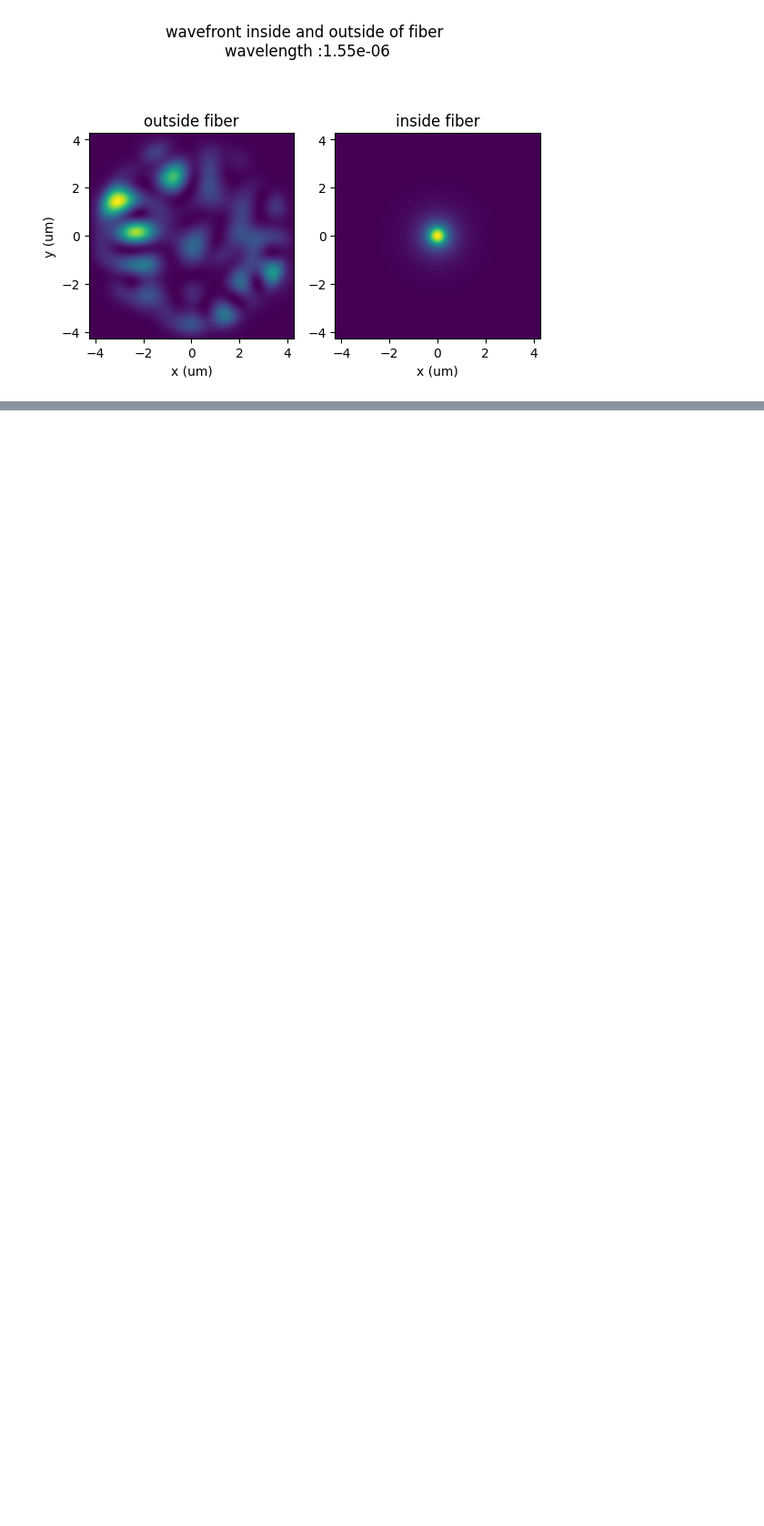
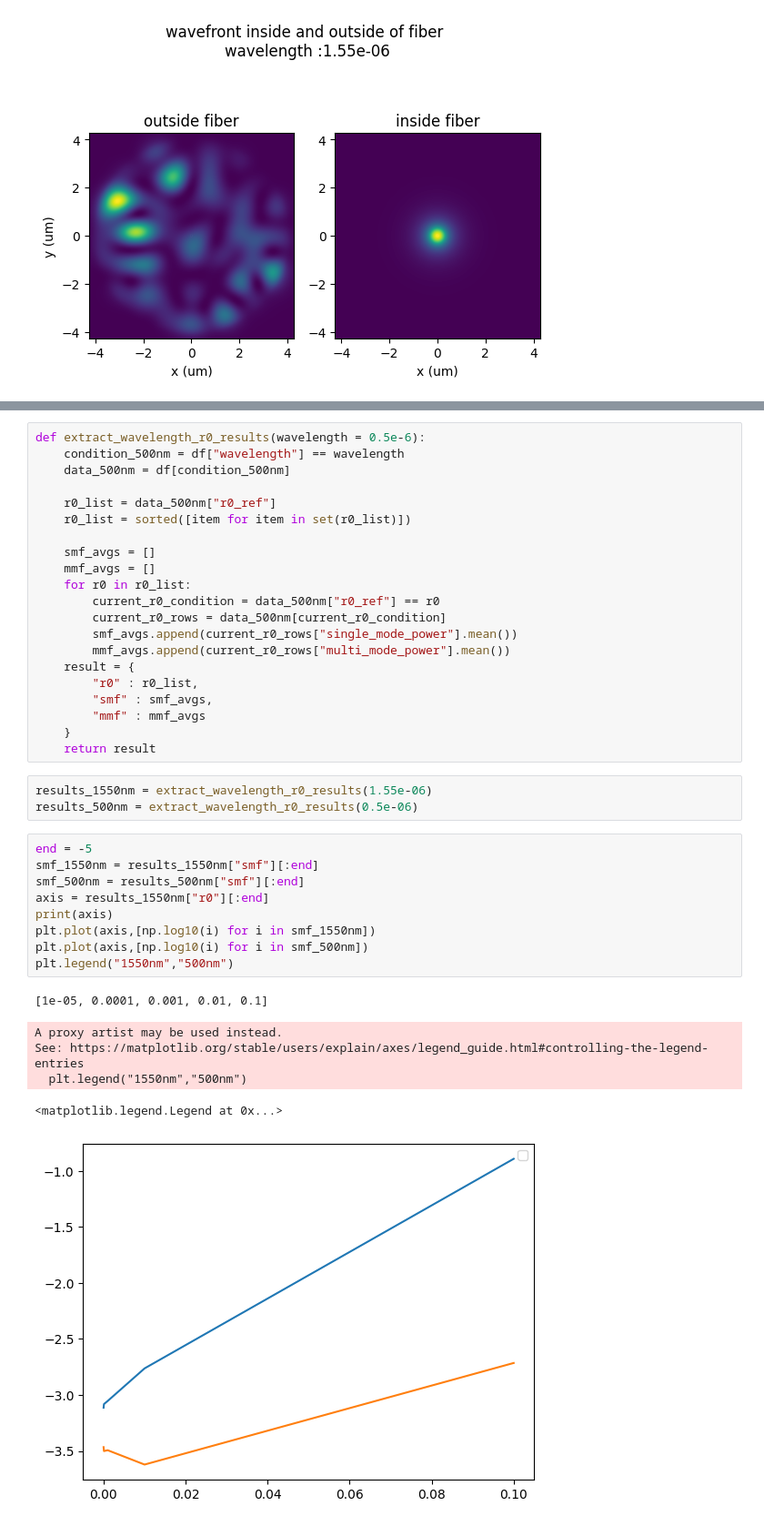
Before and after one commit to yizharf9/qkd, a Jupyter notebook: oct_2025/simulation.ipynb, the cells around one changed output, grey strips where cells are left out. Shown at 91% size. Saved outputs shown, nothing was run; the diff lists cells and outputs as text; blank space fills up the shorter version.

```diff
--- a/oct_2025/simulation.ipynb
+++ b/oct_2025/simulation.ipynb
@@ -446,0 +462,40 @@ plt.plot(range(N),Cn_2_list)
+# %%
+def extract_wavelength_r0_results(wavelength = 0.5e-6):
+    condition_500nm = df["wavelength"] == wavelength
+    data_500nm = df[condition_500nm]
+
+    r0_list = data_500nm["r0_ref"]
+    r0_list = sorted([item for item in set(r0_list)])
+
+    smf_avgs = []
+    mmf_avgs = []
+    for r0 in r0_list:
+        current_r0_condition = data_500nm["r0_ref"] == r0
+        current_r0_rows = data_500nm[current_r0_condition]
+        smf_avgs.append(current_r0_rows["single_mode_power"].mean())
+        mmf_avgs.append(current_r0_rows["multi_mode_power"].mean())
+    result = {
+        "r0" : r0_list,
+        "smf" : smf_avgs,
+        "mmf" : mmf_avgs
+    }
+    return result
+# %%
+results_1550nm = extract_wavelength_r0_results(1.55e-06)
+results_500nm = extract_wavelength_r0_results(0.5e-06)
+# %%
+end = -5
+smf_1550nm = results_1550nm["smf"][:end]
+smf_500nm = results_500nm["smf"][:end]
+axis = results_1550nm["r0"][:end]
+print(axis)
+plt.plot(axis,[np.log10(i) for i in smf_1550nm])
+plt.plot(axis,[np.log10(i) for i in smf_500nm])
+plt.legend("1550nm","500nm")
+# %% [output]
+[1e-05, 0.0001, 0.001, 0.01, 0.1]
+A proxy artist may be used instead.
+See: https://matplotlib.org/stable/users/explain/axes/legend_guide.html#controlling-the-legend-entries
+  plt.legend("1550nm","500nm")
+<matplotlib.legend.Legend at 0x...>
+[figure, added]
```
Also changed, not shown: parts of 3 cells of this notebook, 11 other files.
